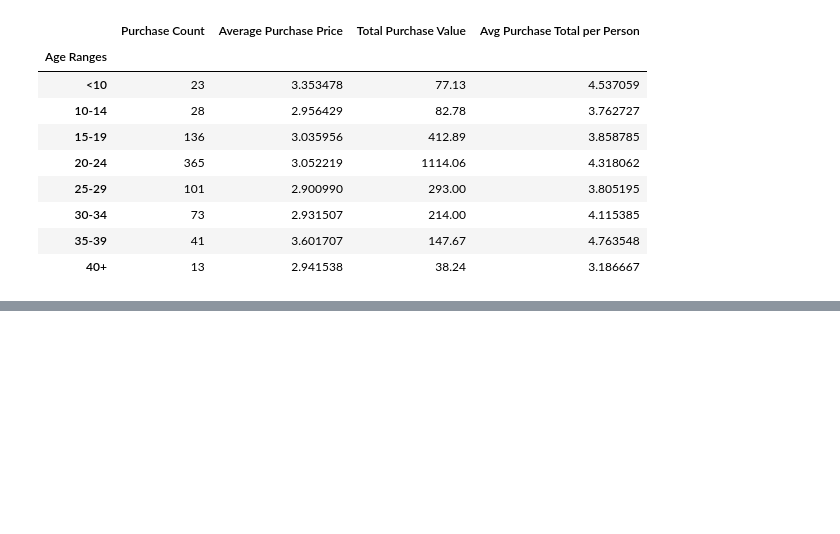
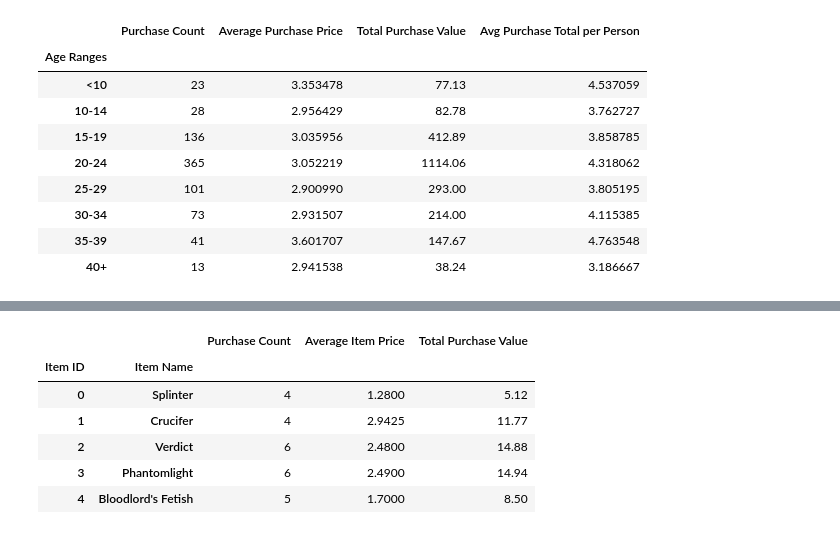
Before and after one commit to corriethomas/Pandas-Challenge, a Jupyter notebook: HeroesOfPymoli/Heroes_Notebook-Copy1.ipynb, the cells around one changed output, grey strips where cells are left out. Saved outputs shown, nothing was run; the diff lists cells and outputs as text; code cells hidden in the pictures; blank space fills up the shorter version.

```diff
--- a/HeroesOfPymoli/Heroes_Notebook-Copy1.ipynb
+++ b/HeroesOfPymoli/Heroes_Notebook-Copy1.ipynb
@@ -230,0 +223,11 @@ most_popular_df
+# %%
+#Reprint the item ID and name data frame, sort by total purchase value in descending order
+most_popular_df.head()
+# %% [output]
+|  |  | Purchase Count | Average Item Price | Total Purchase Value |
+| Item ID | Item Name |  |  |  |
+| 0 | Splinter | 4 | 1.2800 | 5.12 |
+| 1 | Crucifer | 4 | 2.9425 | 11.77 |
+| 2 | Verdict | 6 | 2.4800 | 14.88 |
+| 3 | Phantomlight | 6 | 2.4900 | 14.94 |
+| 4 | Bloodlord's Fetish | 5 | 1.7000 | 8.50 |
```
Also changed, not shown: parts of 22 cells of this notebook.
